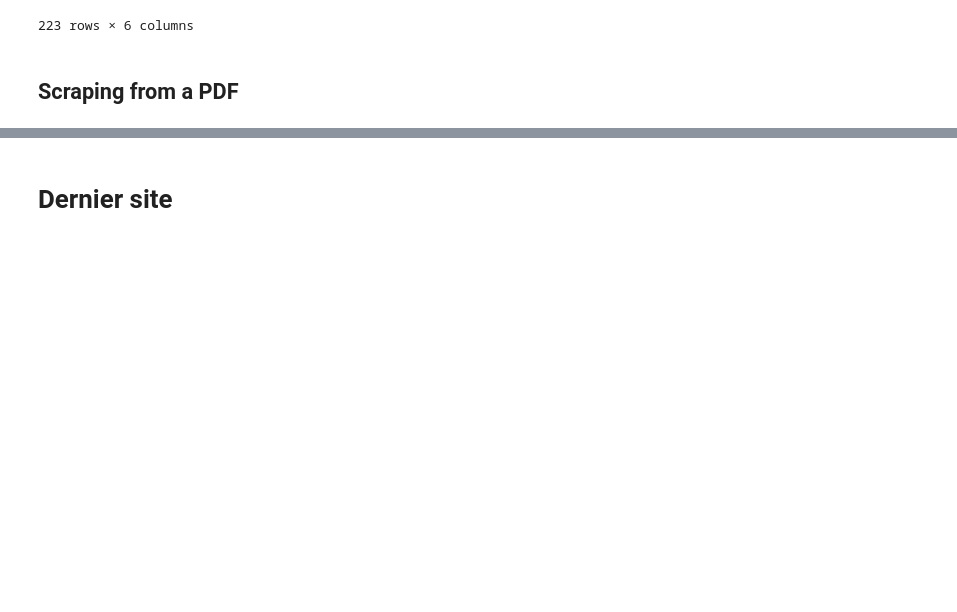
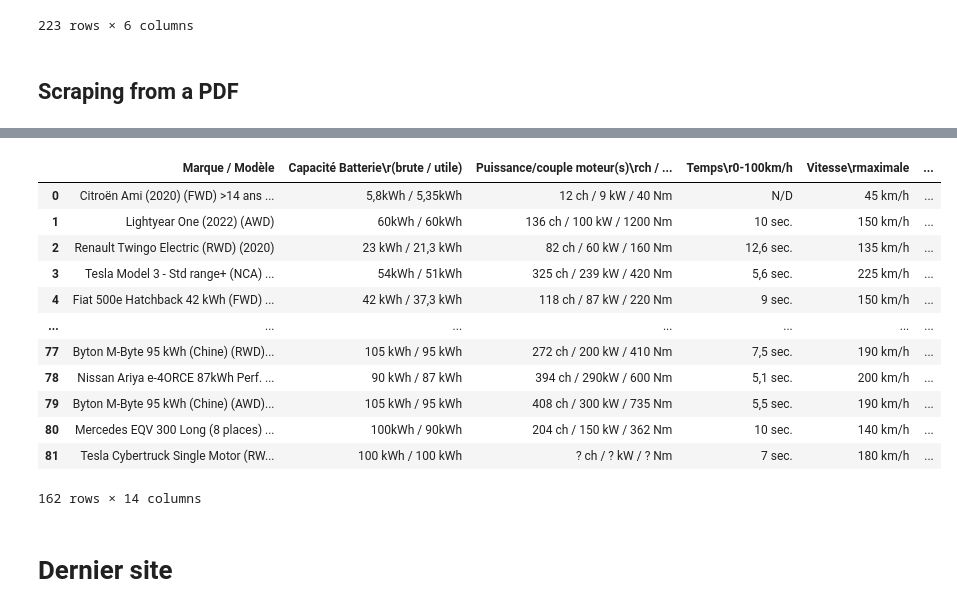
Before and after one commit to lucasartaud/Web_Scraping_Project, a Jupyter notebook: SIVASUBRAMANIAM_Iswarya_DIA1.ipynb, the cells around one changed output, grey strips where cells are left out. Drawn from its saved outputs; the diff is of its cells as text; code cells hidden in the pictures; blank space fills up the shorter version.

```diff
--- a/SIVASUBRAMANIAM_Iswarya_DIA1.ipynb
+++ b/SIVASUBRAMANIAM_Iswarya_DIA1.ipynb
@@ -181,0 +114,9 @@ desired_portion
+# %%
+import tabula as tb
+import pandas as pd
+import re
+
+file = 'comparatif_VE.pdf'
+data1 = tb.read_pdf(file, area = (32, 0,1000, 100000), pages = '1')
+data2=tb.read_pdf(file, area = (0, 0,700, 100000), pages = '2')
+data3=tb.read_pdf(file, area = (0, 0,100, 100000), pages = '3')
@@ -182,3 +136,20 @@ desired_portion
+# %%
+liste_concat = [data1[0],data2[0]]
+pd.concat(liste_concat)
+# %% [output]
+|  | Marque / Modèle | Capacité Batterie\r(brute / utile) | Puissance/couple moteur(s)\rch / ... | Temps\r0-100km/h | Vitesse\rmaximale | ... |
+| 0 | Citroën Ami (2020) (FWD) >14 ans ... | 5,8kWh / 5,35kWh | 12 ch / 9 kW / 40 Nm | N/D | 45 km/h | ... |
+| 1 | Lightyear One (2022) (AWD) | 60kWh / 60kWh | 136 ch / 100 kW / 1200 Nm | 10 sec. | 150 km/h | ... |
+| 2 | Renault Twingo Electric (RWD) (2020) | 23 kWh / 21,3 kWh | 82 ch / 60 kW / 160 Nm | 12,6 sec. | 135 km/h | ... |
+| 3 | Tesla Model 3 - Std range+ (NCA) ... | 54kWh / 51kWh | 325 ch / 239 kW / 420 Nm | 5,6 sec. | 225 km/h | ... |
+| 4 | Fiat 500e Hatchback 42 kWh (FWD) ... | 42 kWh / 37,3 kWh | 118 ch / 87 kW / 220 Nm | 9 sec. | 150 km/h | ... |
+| ... | ... | ... | ... | ... | ... | ... |
+| 77 | Byton M-Byte 95 kWh (Chine) (RWD)... | 105 kWh / 95 kWh | 272 ch / 200 kW / 410 Nm | 7,5 sec. | 190 km/h | ... |
+| 78 | Nissan Ariya e-4ORCE 87kWh Perf. ... | 90 kWh / 87 kWh | 394 ch / 290kW / 600 Nm | 5,1 sec. | 200 km/h | ... |
+| 79 | Byton M-Byte 95 kWh (Chine) (AWD)... | 105 kWh / 95 kWh | 408 ch / 300 kW / 735 Nm | 5,5 sec. | 190 km/h | ... |
+| 80 | Mercedes EQV 300 Long (8 places) ... | 100kWh / 90kWh | 204 ch / 150 kW / 362 Nm | 10 sec. | 140 km/h | ... |
+| 81 | Tesla Cybertruck Single Motor (RW... | 100 kWh / 100 kWh | ? ch / ? kW / ? Nm | 7 sec. | 180 km/h | ... |
+162 rows × 14 columns
 # %% [markdown]
 # Dernier site
 # %%
```
Also changed, not shown: parts of 6 cells of this notebook, 53 other files.
